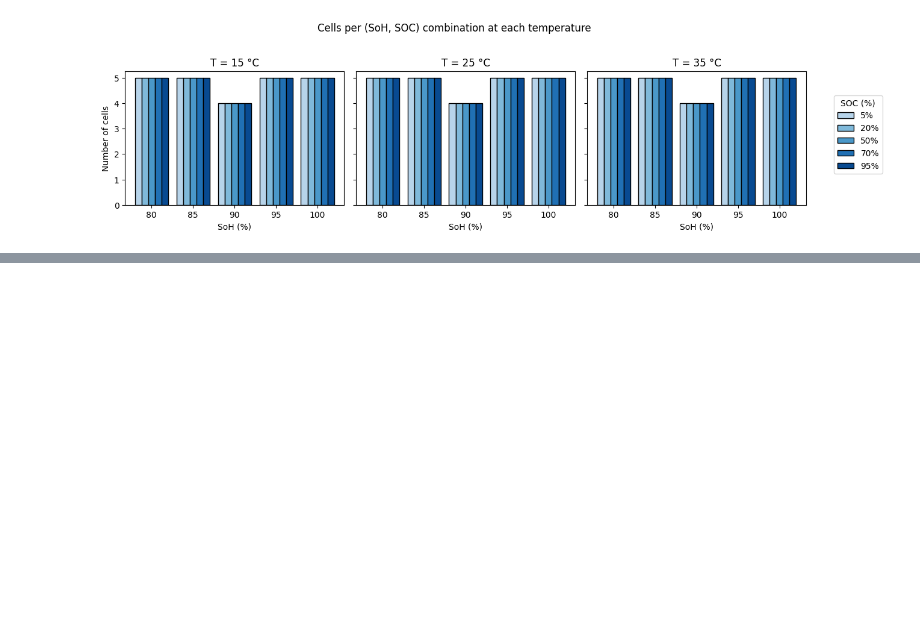
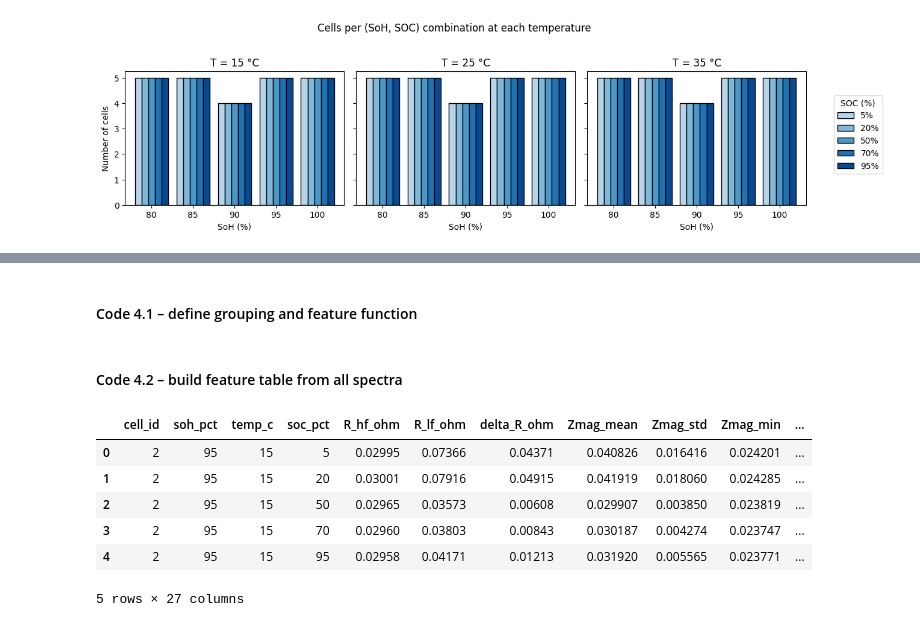
Before and after one commit to ChouaibB/battery-diagnostics-impedance-ml-examples, a Jupyter notebook: notebooks/02_SoH_from_EIS.ipynb, the cells around one changed output, grey strips where cells are left out. Drawn from its saved outputs; the diff is of its cells as text; code cells hidden in the pictures; blank space fills up the shorter version.

```diff
--- a/notebooks/02_SoH_from_EIS.ipynb
+++ b/notebooks/02_SoH_from_EIS.ipynb
@@ -435,0 +469,2 @@ fig.tight_layout()
+# %% [markdown]
+#### Code 4.1 – define grouping and feature function
@@ -435,0 +525,22 @@ fig.tight_layout()
+# %% [markdown]
+#### Code 4.2 – build feature table from all spectra
+# %%
+feature_records = []
+
+for keys, group in eis_long_df.groupby(group_cols):
+    feats = compute_impedance_features(group)
+    record = dict(zip(group_cols, keys))
+    record.update(feats)
+    feature_records.append(record)
+
+features_df = pd.DataFrame(feature_records)
+
+features_df.head()
+# %% [output]
+|  | cell_id | soh_pct | temp_c | soc_pct | R_hf_ohm | R_lf_ohm | delta_R_ohm | Zmag_mean | Zmag_std | Zmag_min | ... |
+| 0 | 2 | 95 | 15 | 5 | 0.02995 | 0.07366 | 0.04371 | 0.040826 | 0.016416 | 0.024201 | ... |
+| 1 | 2 | 95 | 15 | 20 | 0.03001 | 0.07916 | 0.04915 | 0.041919 | 0.018060 | 0.024285 | ... |
+| 2 | 2 | 95 | 15 | 50 | 0.02965 | 0.03573 | 0.00608 | 0.029907 | 0.003850 | 0.023819 | ... |
+| 3 | 2 | 95 | 15 | 70 | 0.02960 | 0.03803 | 0.00843 | 0.030187 | 0.004274 | 0.023747 | ... |
+| 4 | 2 | 95 | 15 | 95 | 0.02958 | 0.04171 | 0.01213 | 0.031920 | 0.005565 | 0.023771 | ... |
+5 rows × 27 columns
```
Also changed, not shown: parts of 7 cells of this notebook.
